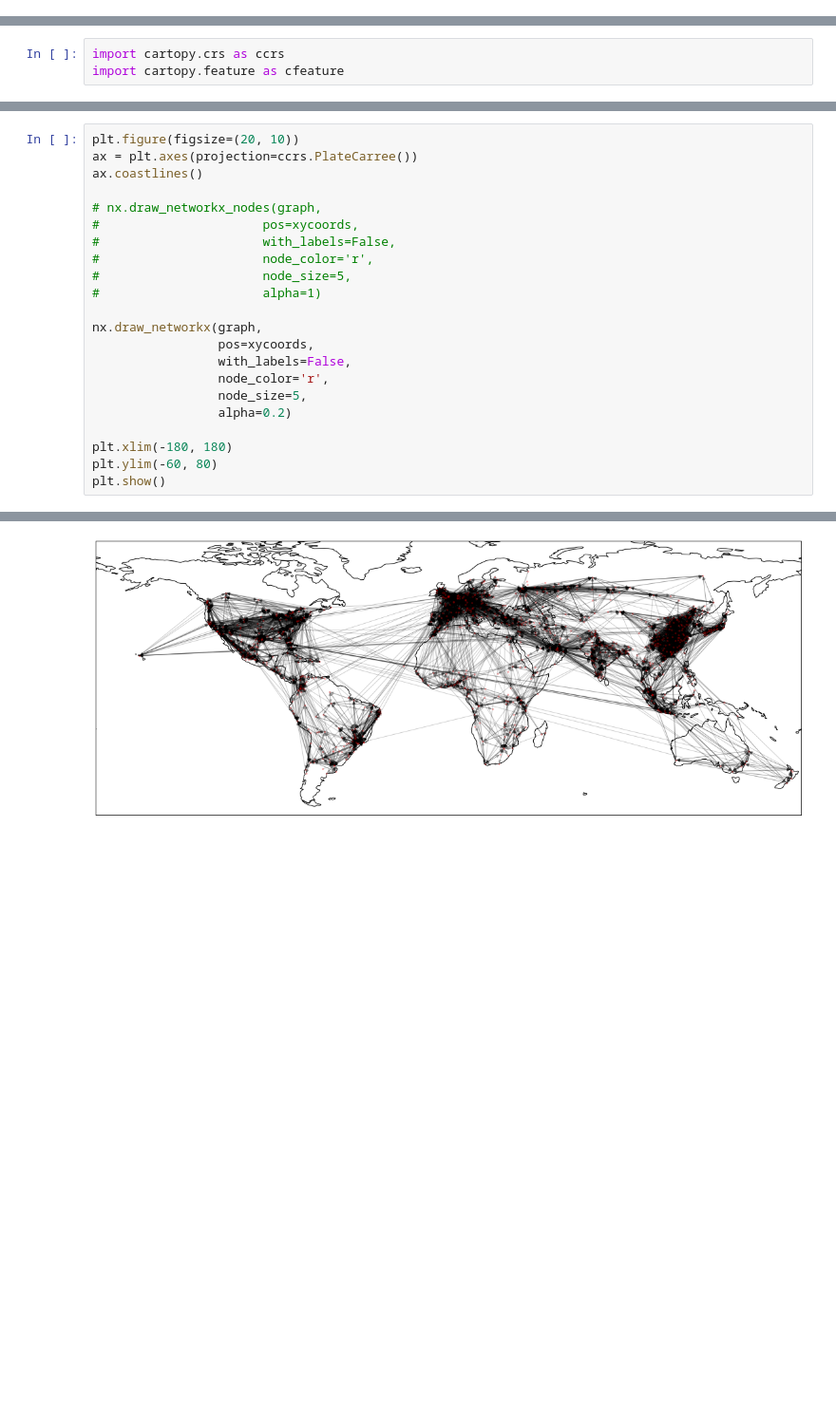
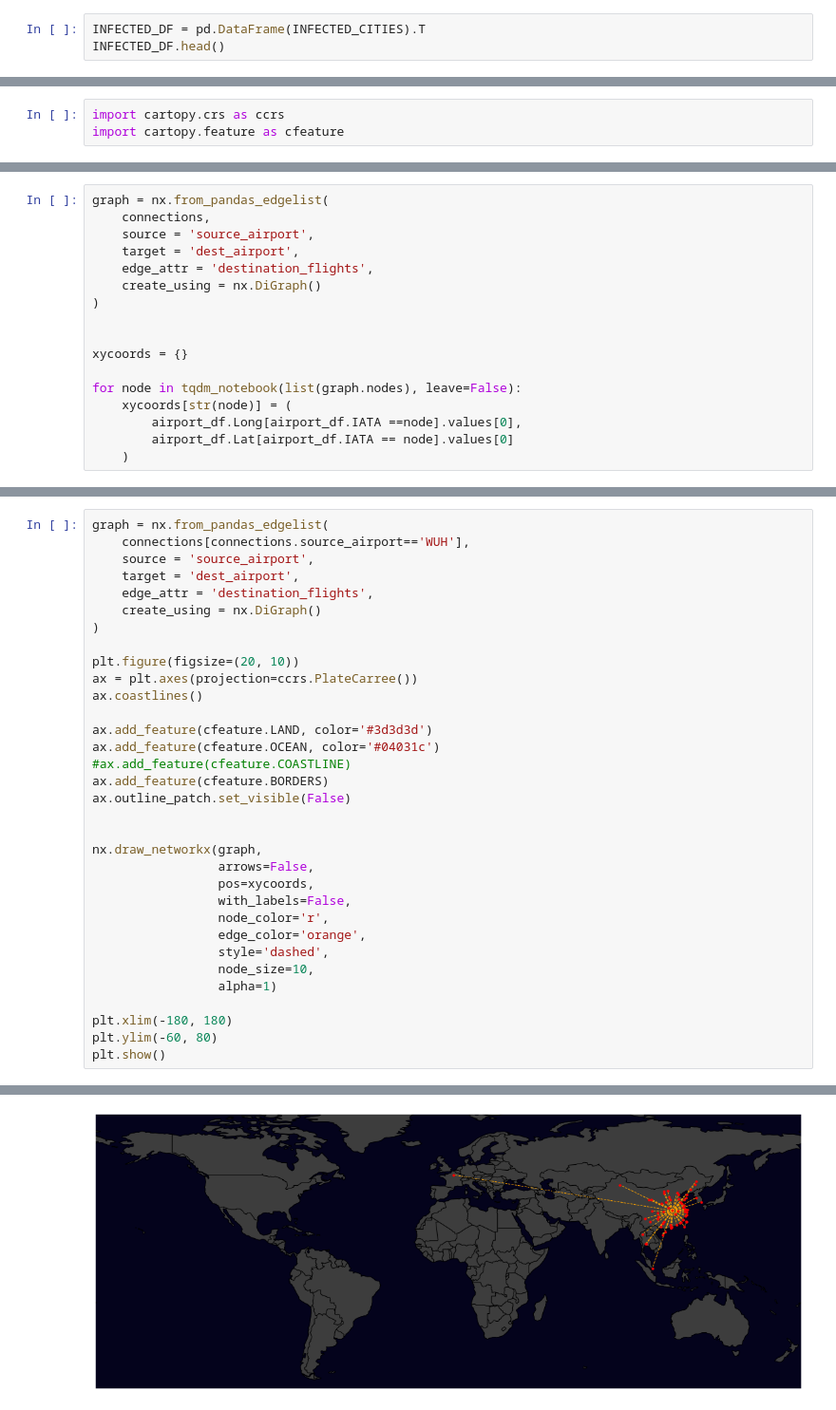
Before and after one commit to DmitrySerg/COVID-19, a Jupyter notebook: models/COVID-19.ipynb, the cells around one changed output, grey strips where cells are left out. Shown at 95% size. Drawn from its saved outputs; the diff is of its cells as text; blank space fills up the shorter version.

```diff
--- a/models/COVID-19.ipynb
+++ b/models/COVID-19.ipynb
@@ -561,0 +763,3 @@ routes_subset[routes_subset.source=='WUH']
+# %%
+INFECTED_DF = pd.DataFrame(INFECTED_CITIES).T
+INFECTED_DF.head()
@@ -564,0 +891,17 @@ import cartopy.feature as cfeature
+# %%
+graph = nx.from_pandas_edgelist(
+    connections,
+    source = 'source_airport',
+    target = 'dest_airport',
+    edge_attr = 'destination_flights',
+    create_using = nx.DiGraph()
+)
+
+
+xycoords = {}
+
+for node in tqdm_notebook(list(graph.nodes), leave=False):
+    xycoords[str(node)] = (
+        airport_df.Long[airport_df.IATA ==node].values[0],
+        airport_df.Lat[airport_df.IATA == node].values[0]
+    )
@@ -588,21 +933,32 @@ plt.show()
 # %%
+graph = nx.from_pandas_edgelist(
+    connections[connections.source_airport=='WUH'],
+    source = 'source_airport',
+    target = 'dest_airport',
+    edge_attr = 'destination_flights',
+    create_using = nx.DiGraph()
+)
+
 plt.figure(figsize=(20, 10))
 ax = plt.axes(projection=ccrs.PlateCarree())
 ax.coastlines()
 
-# nx.draw_networkx_nodes(graph,
-#                      pos=xycoords,
-#                      with_labels=False,
-#                      node_color='r',
-#                      node_size=5,
-#                      alpha=1)
+ax.add_feature(cfeature.LAND, color='#3d3d3d')
+ax.add_feature(cfeature.OCEAN, color='#04031c')
+#ax.add_feature(cfeature.COASTLINE)
+ax.add_feature(cfeature.BORDERS)
+ax.outline_patch.set_visible(False)
+
 
 nx.draw_networkx(graph,
+                 arrows=False,
                  pos=xycoords,
                  with_labels=False,
                  node_color='r',
-                 node_size=5,
-                 alpha=0.2)
+                 edge_color='orange',
+                 style='dashed',
+                 node_size=10,
+                 alpha=1)
 
 plt.xlim(-180, 180)
 plt.ylim(-60, 80)
@@ -616 +967 @@ The iterable function was deprecated in Matplotlib 3.1 and will be removed in 3.
-[figure, old version]
+[figure, new version]
```
Also changed, not shown: parts of 147 cells of this notebook.
